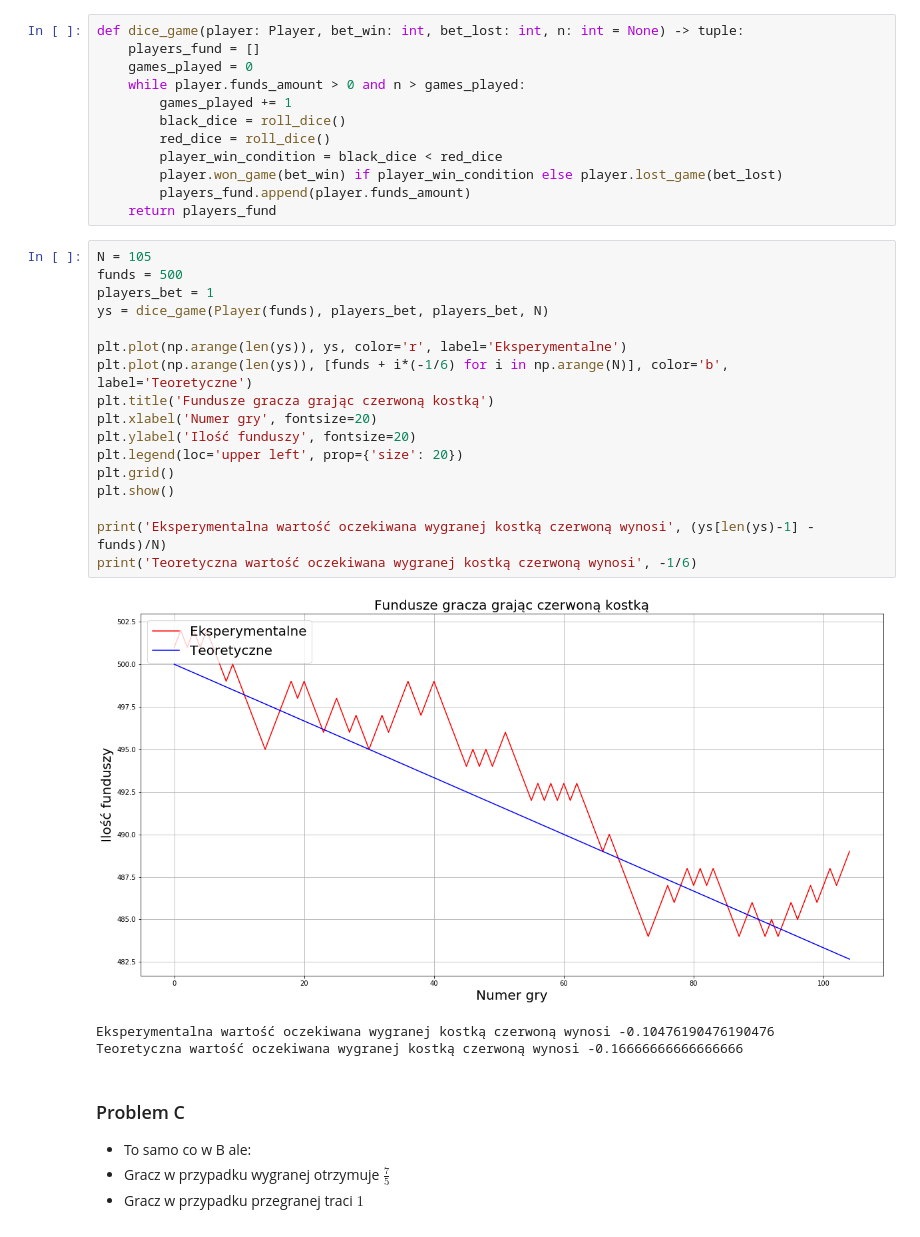
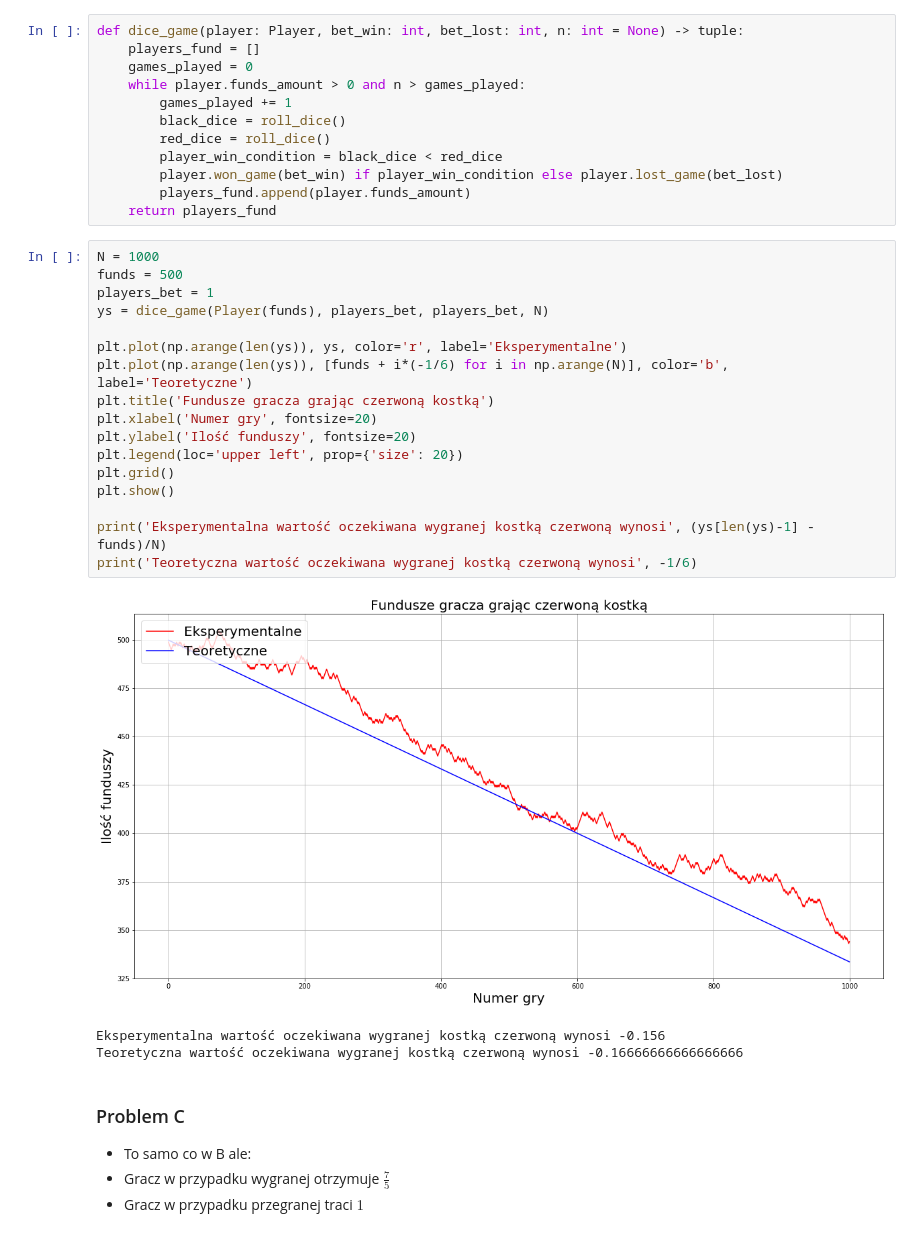
Before and after one commit to pajelonek/Statistical_Methods, a Jupyter notebook: Statystyka_4.ipynb, the cells around one changed output. Cells and saved outputs as stored; diff of their text form.

```diff
--- a/Statystyka_4.ipynb
+++ b/Statystyka_4.ipynb
@@ -95,25 +95,25 @@ def dice_game(player: Player, bet_win: int, bet_lost: int, n: int = None) -> tup
         players_fund.append(player.funds_amount)
     return players_fund
 # %%
-N = 105
+N = 1000
 funds = 500
 players_bet = 1
 ys = dice_game(Player(funds), players_bet, players_bet, N)
 
 plt.plot(np.arange(len(ys)), ys, color='r', label='Eksperymentalne')
 plt.plot(np.arange(len(ys)), [funds + i*(-1/6) for i in np.arange(N)], color='b', label='Teoretyczne')
 plt.title('Fundusze gracza grając czerwoną kostką')
 plt.xlabel('Numer gry', fontsize=20)
 plt.ylabel('Ilość funduszy', fontsize=20)
 plt.legend(loc='upper left', prop={'size': 20})
 plt.grid()
 plt.show()
 
 print('Eksperymentalna wartość oczekiwana wygranej kostką czerwoną wynosi', (ys[len(ys)-1] - funds)/N)
 print('Teoretyczna wartość oczekiwana wygranej kostką czerwoną wynosi', -1/6)
 # %% [output]
-[figure, old version]
+[figure, new version]
-Eksperymentalna wartość oczekiwana wygranej kostką czerwoną wynosi -0.10476190476190476
+Eksperymentalna wartość oczekiwana wygranej kostką czerwoną wynosi -0.156
 Teoretyczna wartość oczekiwana wygranej kostką czerwoną wynosi -0.16666666666666666
 # %% [markdown]
 ### Problem C
```
Also changed, not shown: parts of 2 cells of this notebook.
